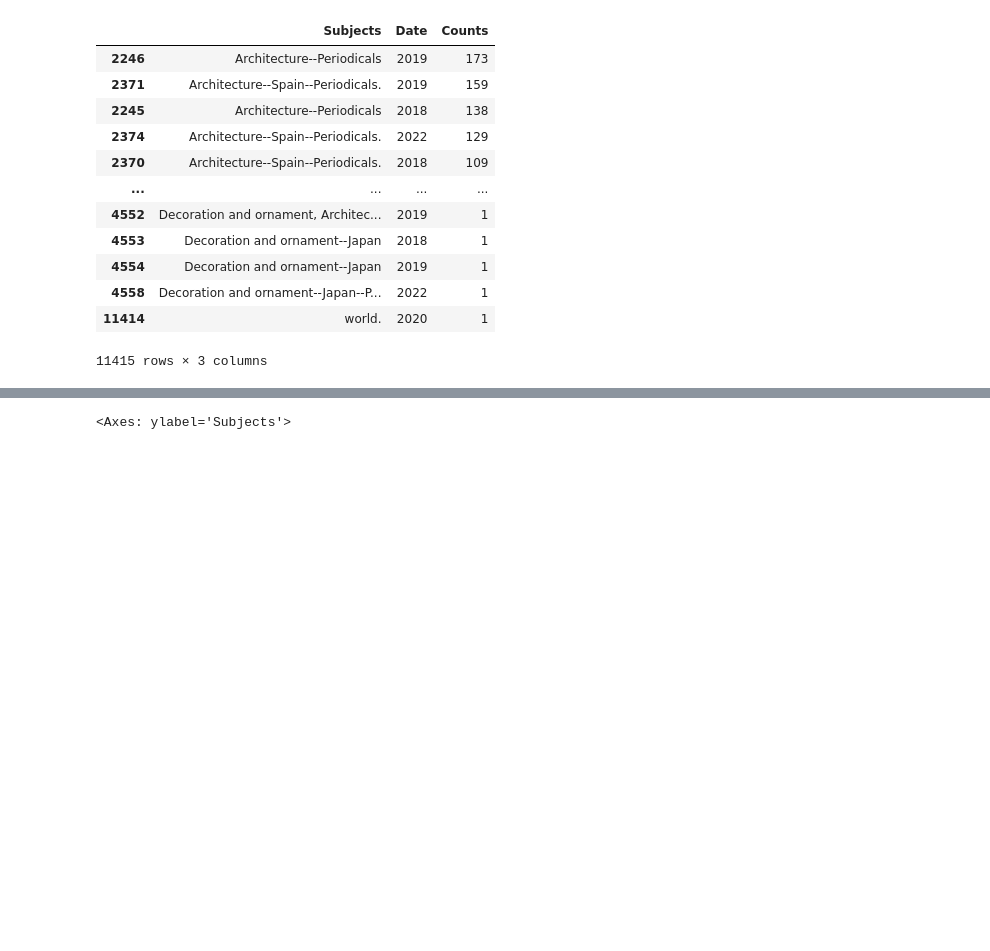
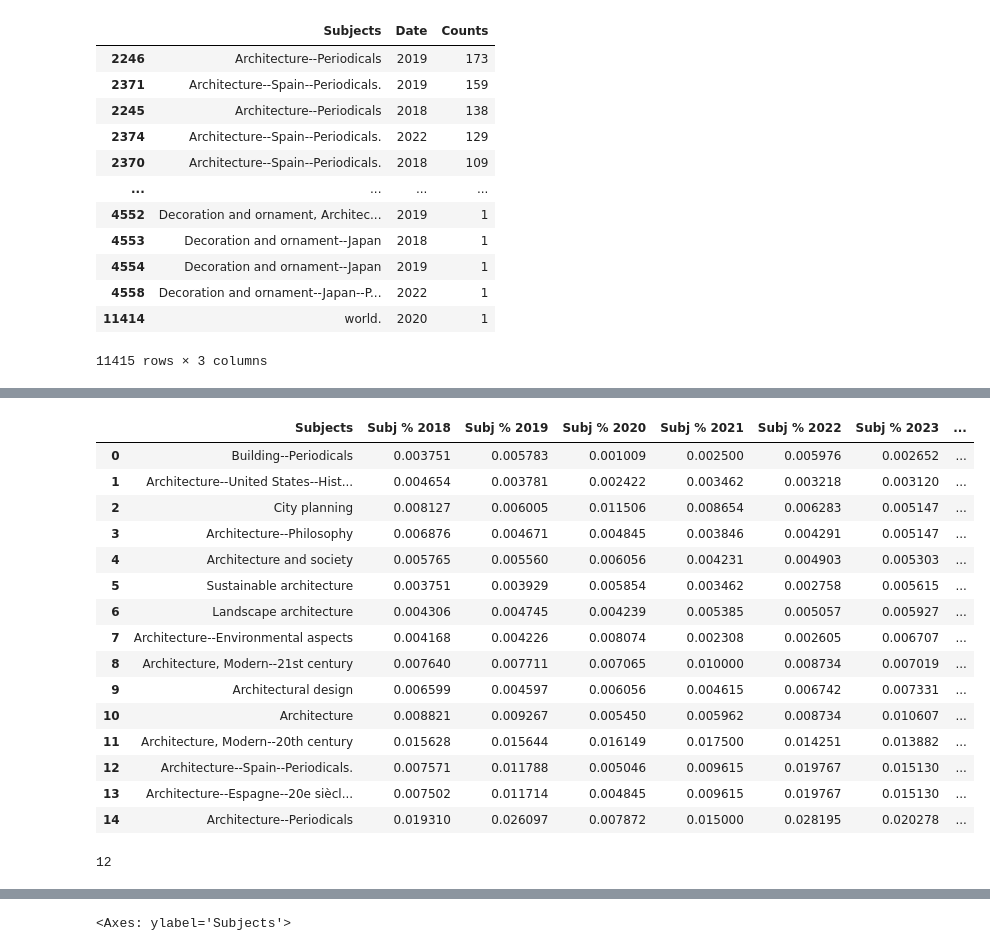
Before and after one commit to senderrr/Architecture, a Jupyter notebook: ArchitectureNotebookPlots.ipynb, the cells around one changed output, grey strips where cells are left out. Drawn from its saved outputs; the diff is of its cells as text; code cells hidden in the pictures; blank space fills up the shorter version.

```diff
--- a/ArchitectureNotebookPlots.ipynb
+++ b/ArchitectureNotebookPlots.ipynb
@@ -277,0 +395,24 @@ counts
+# %%
+y = DiffPerc(three_df, 15, True)
+y
+# %% [output]
+|  | Subjects | Subj % 2018 | Subj % 2019 | Subj % 2020 | Subj % 2021 | Subj % 2022 | Subj % 2023 | ... |
+| 0 | Building--Periodicals | 0.003751 | 0.005783 | 0.001009 | 0.002500 | 0.005976 | 0.002652 | ... |
+| 1 | Architecture--United States--Hist... | 0.004654 | 0.003781 | 0.002422 | 0.003462 | 0.003218 | 0.003120 | ... |
+| 2 | City planning | 0.008127 | 0.006005 | 0.011506 | 0.008654 | 0.006283 | 0.005147 | ... |
+| 3 | Architecture--Philosophy | 0.006876 | 0.004671 | 0.004845 | 0.003846 | 0.004291 | 0.005147 | ... |
+| 4 | Architecture and society | 0.005765 | 0.005560 | 0.006056 | 0.004231 | 0.004903 | 0.005303 | ... |
+| 5 | Sustainable architecture | 0.003751 | 0.003929 | 0.005854 | 0.003462 | 0.002758 | 0.005615 | ... |
+| 6 | Landscape architecture | 0.004306 | 0.004745 | 0.004239 | 0.005385 | 0.005057 | 0.005927 | ... |
+| 7 | Architecture--Environmental aspects | 0.004168 | 0.004226 | 0.008074 | 0.002308 | 0.002605 | 0.006707 | ... |
+| 8 | Architecture, Modern--21st century | 0.007640 | 0.007711 | 0.007065 | 0.010000 | 0.008734 | 0.007019 | ... |
+| 9 | Architectural design | 0.006599 | 0.004597 | 0.006056 | 0.004615 | 0.006742 | 0.007331 | ... |
+| 10 | Architecture | 0.008821 | 0.009267 | 0.005450 | 0.005962 | 0.008734 | 0.010607 | ... |
+| 11 | Architecture, Modern--20th century | 0.015628 | 0.015644 | 0.016149 | 0.017500 | 0.014251 | 0.013882 | ... |
+| 12 | Architecture--Spain--Periodicals. | 0.007571 | 0.011788 | 0.005046 | 0.009615 | 0.019767 | 0.015130 | ... |
+| 13 | Architecture--Espagne--20e siècl... | 0.007502 | 0.011714 | 0.004845 | 0.009615 | 0.019767 | 0.015130 | ... |
+| 14 | Architecture--Periodicals | 0.019310 | 0.026097 | 0.007872 | 0.015000 | 0.028195 | 0.020278 | ... |
+# %%
+len(t)
+# %% [output]
+12
```
Also changed, not shown: parts of 12 cells of this notebook.
